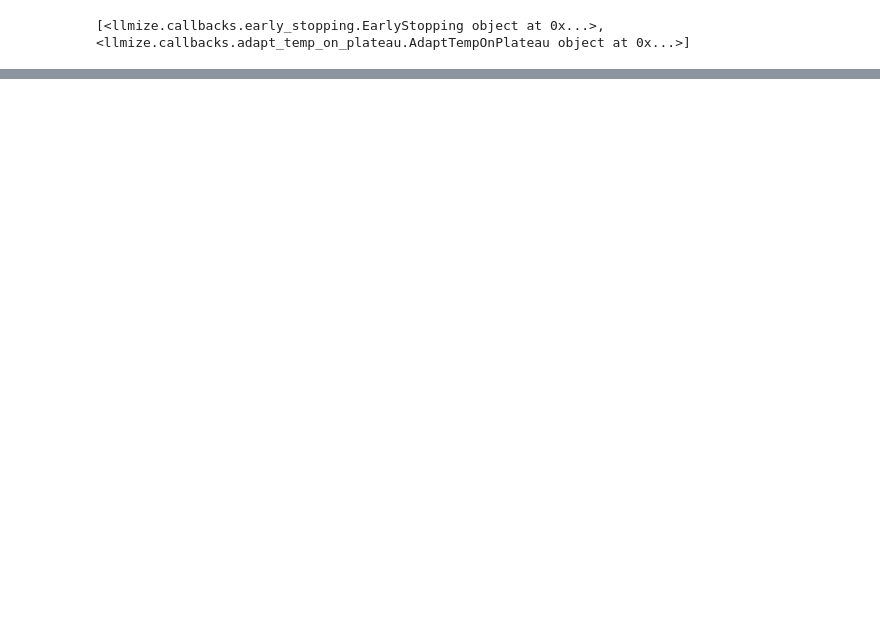
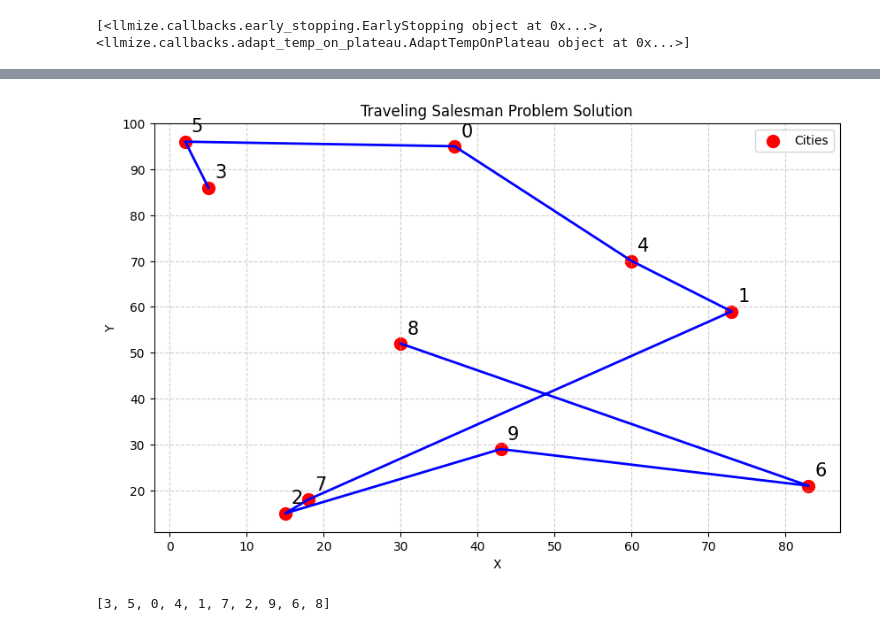
Before and after one commit to rizkiokt/llmize, a Jupyter notebook: examples/TSP/tsp.ipynb, the cells around one changed output, grey strips where cells are left out. Saved outputs shown, nothing was run; the diff lists cells and outputs as text; code cells hidden in the pictures; blank space fills up the shorter version.

Commit message:
TEST(tsp): Edit problem text and do more trials

```diff
--- a/examples/TSP/tsp.ipynb
+++ b/examples/TSP/tsp.ipynb
@@ -129,0 +157,27 @@ plot_scores(results)
+# %%
+# Plot city coordinates along with traces from best solution
+import matplotlib.pyplot as plt
+import numpy as np
+
+plt.figure(figsize=(10, 6))
+plt.scatter(cities[:, 0], cities[:, 1], c='r', s=100, label='Cities')
+
+solution = results['best_solution']
+plt.plot(cities[solution, 0], cities[solution, 1], color='b', linewidth=2)
+
+# Annotate city number a distance to the dots
+for i, city in enumerate(cities):
+    plt.annotate(str(i), xy=(city[0], city[1]), xytext=(5, 5),fontsize=15, textcoords='offset points', ha='left', va='bottom')
+
+plt.xlabel('X')
+plt.ylabel('Y')
+plt.title('Traveling Salesman Problem Solution')
+plt.legend()
+plt.grid(True, linestyle='--', alpha=0.6)
+plt.show()
+# %% [output]
+[figure, added]
+# %%
+print(solution)
+# %% [output]
+[3, 5, 0, 4, 1, 7, 2, 9, 6, 8]
```
Also changed, not shown: parts of 9 cells of this notebook, 6 other files.
